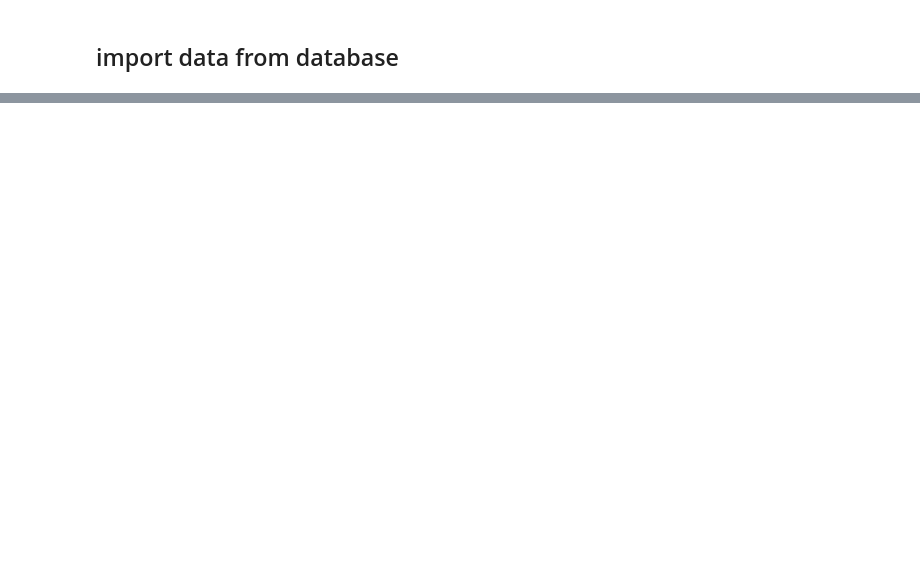
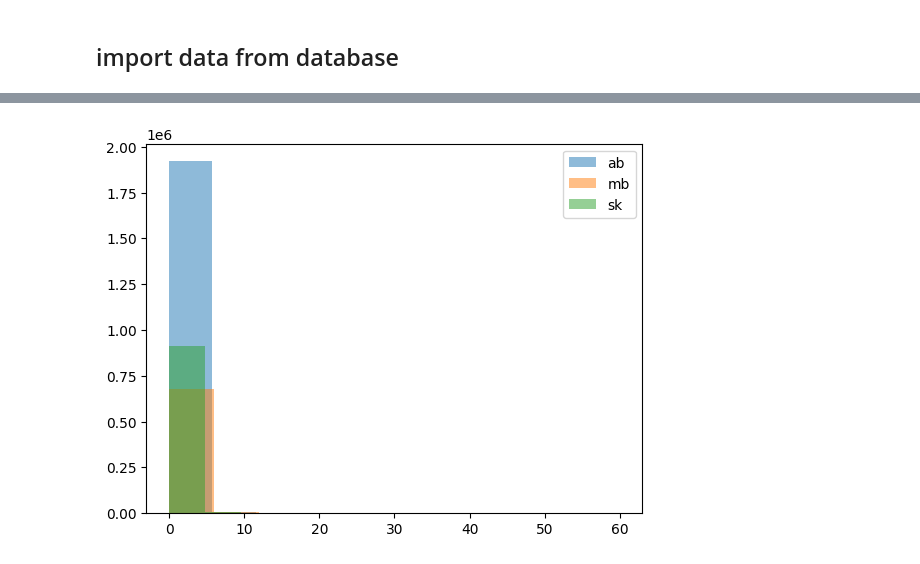
Before and after one commit to ChromaticPanic/CGC_Grain_Outcome_Predictions, a Jupyter notebook: src/WeatherStation/WeatherStationVisual.ipynb, the cells around one changed output, grey strips where cells are left out. Cells and saved outputs as stored; diff of their text form; code cells hidden in the pictures; blank space fills up the shorter version.

```diff
--- a/src/WeatherStation/WeatherStationVisual.ipynb
+++ b/src/WeatherStation/WeatherStationVisual.ipynb
@@ -59,0 +111,8 @@ plt.show()
+# %%
+plt.hist(ab_df['total_snow'], alpha=0.5, label="ab")
+plt.hist(mb_df['total_snow'], alpha=0.5, label="mb")
+plt.hist(sk_df['total_snow'], alpha=0.5, label="sk")
+plt.legend(loc="upper right")
+plt.show()
+# %% [output]
+[figure, added]
```
Also changed, not shown: parts of 37 cells of this notebook.
